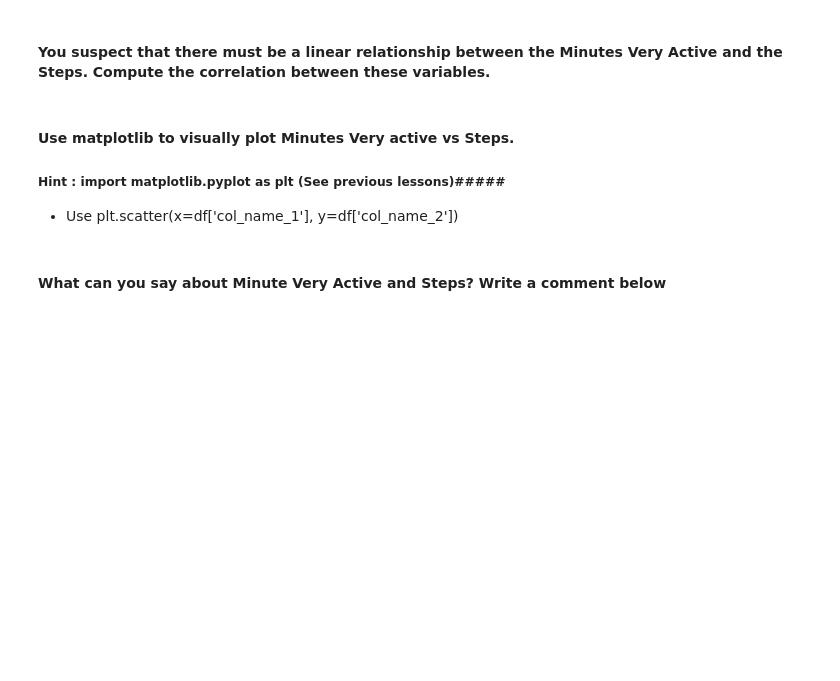
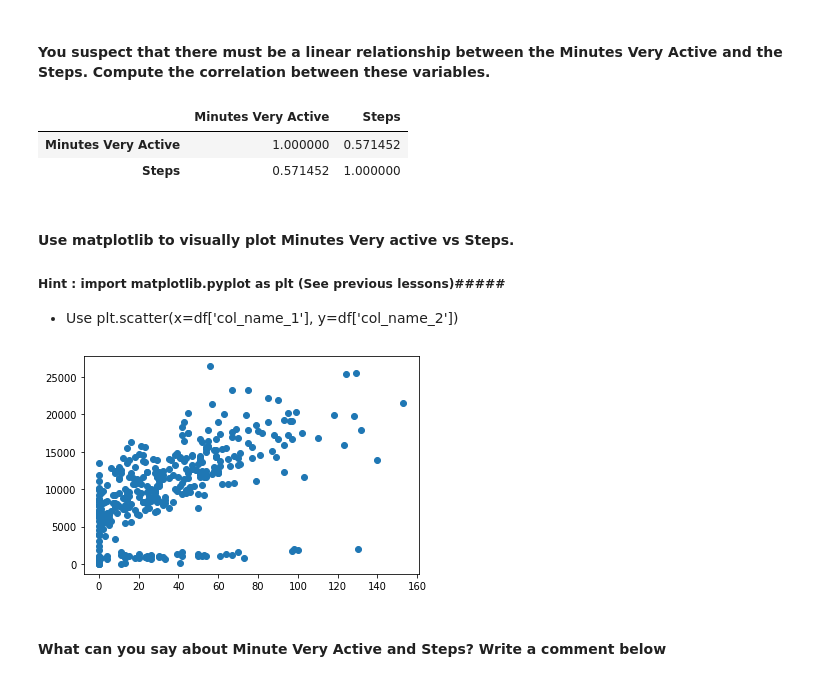
Before and after one commit to ta-data-lis/lab-pivot-table-and-correlation, a Jupyter notebook: your_code/main.ipynb, the cells around one changed output. Drawn from its saved outputs; the diff is of its cells as text; code cells hidden in the pictures; blank space fills up the shorter version.

```diff
--- a/your_code/main.ipynb
+++ b/your_code/main.ipynb
@@ -112,3 +193,5 @@ Hint: Write a custom function.
 #### Open the ` Fitbit.csv` file and name your dataset `fitbit`.
 # %%
 # your answer here
+fitbit= pd.read_csv('Fitbit.csv')
+fitbit
@@ -123,6 +269,14 @@ Hint: Use Pandas functions from previous lectures.
 #### You suspect that there must be a linear relationship between the Minutes Very Active and the Steps. Compute the correlation between these variables.
 # %%
 # your answer here
+
+condition = fitbit[['Minutes Very Active', 'Steps']]
+
+condition.corr()
+# %% [output]
+|  | Minutes Very Active | Steps |
+| Minutes Very Active | 1.000000 | 0.571452 |
+| Steps | 0.571452 | 1.000000 |
 # %% [markdown]
 #### Use matplotlib to visually plot Minutes Very active vs Steps.
 
@@ -133,2 +285,8 @@ Hint: Use Pandas functions from previous lectures.
+# %%
+# your answer here
+plt.scatter(x=fitbit['Minutes Very Active'], y=fitbit['Steps'])
+plt.show()
+# %% [output]
+[figure, added]
 # %% [markdown]
 #### What can you say about Minute Very Active and Steps? Write a comment below
```
Also changed, not shown: parts of 37 cells of this notebook, 2 other files.
